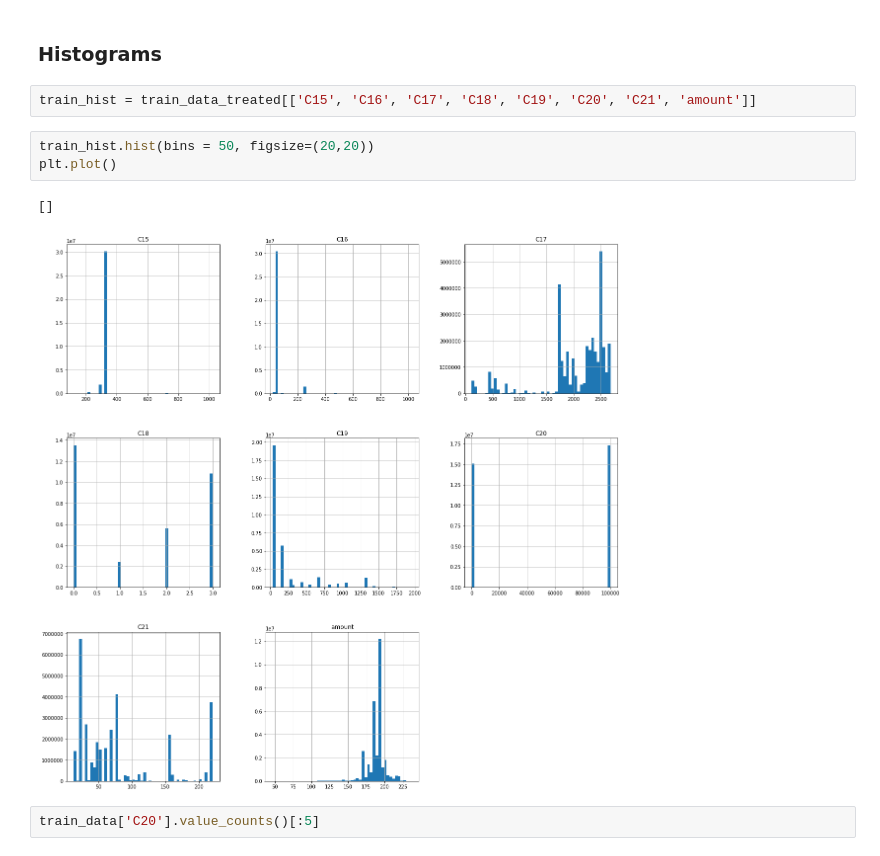
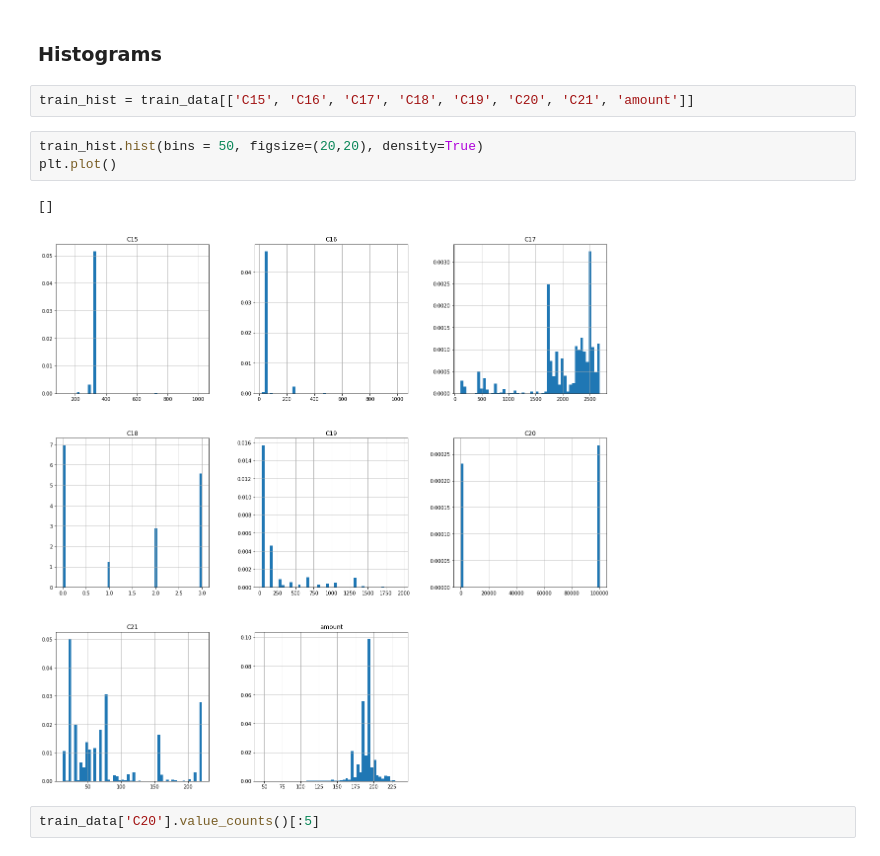
Before and after one commit to MLobo1997/catch-the-fraudster, a Jupyter notebook: dataset_analyzis.ipynb, the cells around one changed output. Cells and saved outputs as stored; diff of their text form.

```diff
--- a/dataset_analyzis.ipynb
+++ b/dataset_analyzis.ipynb
@@ -131,13 +131,13 @@ Name: isfraud, dtype: float64
 # %% [markdown]
 ### Histograms
 # %%
-train_hist = train_data_treated[['C15', 'C16', 'C17', 'C18', 'C19', 'C20', 'C21', 'amount']]
+train_hist = train_data[['C15', 'C16', 'C17', 'C18', 'C19', 'C20', 'C21', 'amount']]
 # %%
-train_hist.hist(bins = 50, figsize=(20,20))
+train_hist.hist(bins = 50, figsize=(20,20), density=True)
 plt.plot()
 # %% [output]
 []
-[figure, old version]
+[figure, new version]
 # %%
 train_data['C20'].value_counts()[:5]
 # %% [output]
```
Also changed, not shown: parts of 18 cells of this notebook, 3 other files.
